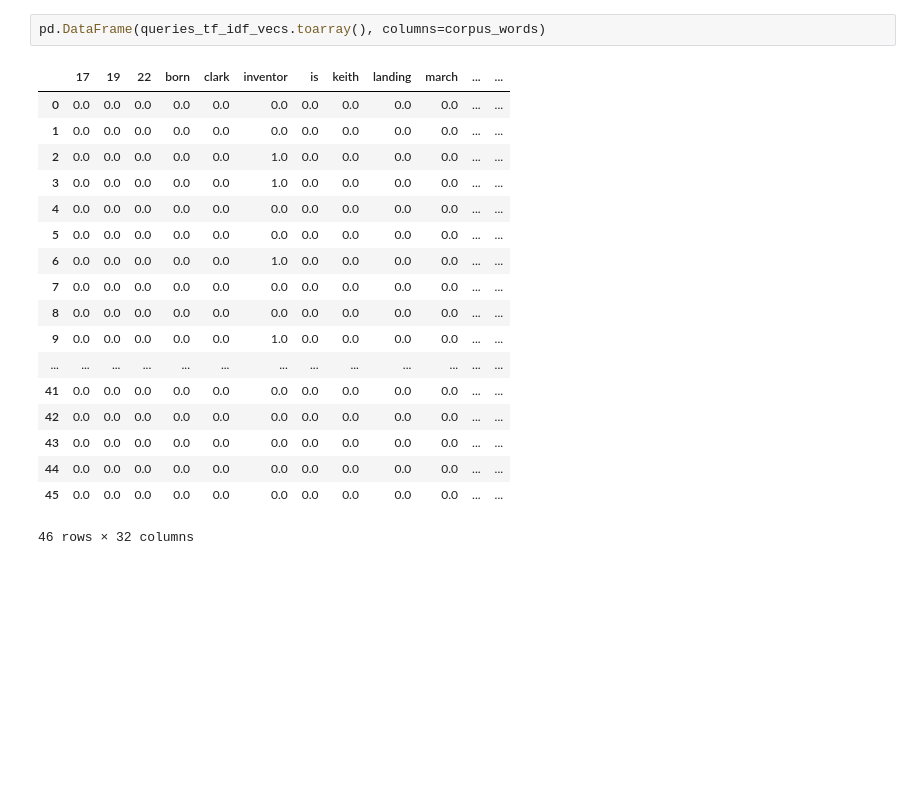
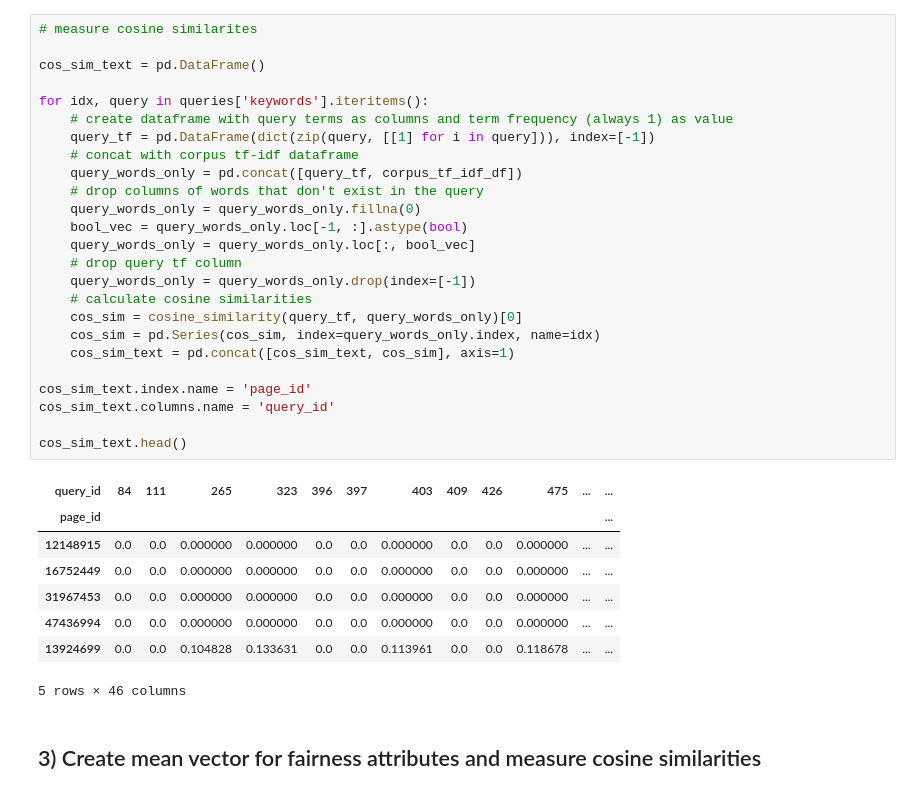
Before and after one commit to AbdoCherry/IRWS-Project-HWS22, a Jupyter notebook: VSM.ipynb, the cells around one changed output. Saved outputs shown, nothing was run; the diff lists cells and outputs as text; blank space fills up the shorter version.

```diff
--- a/VSM.ipynb
+++ b/VSM.ipynb
@@ -78,21 +72,36 @@ queries['keywords'][0]
-# %%
-pd.DataFrame(queries_tf_idf_vecs.toarray(), columns=corpus_words)
-# %% [output]
-|  | 17 | 19 | 22 | born | clark | inventor | is | keith | landing | march | ... | ... |
-| 0 | 0.0 | 0.0 | 0.0 | 0.0 | 0.0 | 0.0 | 0.0 | 0.0 | 0.0 | 0.0 | ... | ... |
-| 1 | 0.0 | 0.0 | 0.0 | 0.0 | 0.0 | 0.0 | 0.0 | 0.0 | 0.0 | 0.0 | ... | ... |
-| 2 | 0.0 | 0.0 | 0.0 | 0.0 | 0.0 | 1.0 | 0.0 | 0.0 | 0.0 | 0.0 | ... | ... |
-| 3 | 0.0 | 0.0 | 0.0 | 0.0 | 0.0 | 1.0 | 0.0 | 0.0 | 0.0 | 0.0 | ... | ... |
-| 4 | 0.0 | 0.0 | 0.0 | 0.0 | 0.0 | 0.0 | 0.0 | 0.0 | 0.0 | 0.0 | ... | ... |
-| 5 | 0.0 | 0.0 | 0.0 | 0.0 | 0.0 | 0.0 | 0.0 | 0.0 | 0.0 | 0.0 | ... | ... |
-| 6 | 0.0 | 0.0 | 0.0 | 0.0 | 0.0 | 1.0 | 0.0 | 0.0 | 0.0 | 0.0 | ... | ... |
-| 7 | 0.0 | 0.0 | 0.0 | 0.0 | 0.0 | 0.0 | 0.0 | 0.0 | 0.0 | 0.0 | ... | ... |
-| 8 | 0.0 | 0.0 | 0.0 | 0.0 | 0.0 | 0.0 | 0.0 | 0.0 | 0.0 | 0.0 | ... | ... |
-| 9 | 0.0 | 0.0 | 0.0 | 0.0 | 0.0 | 1.0 | 0.0 | 0.0 | 0.0 | 0.0 | ... | ... |
-| ... | ... | ... | ... | ... | ... | ... | ... | ... | ... | ... | ... | ... |
-| 41 | 0.0 | 0.0 | 0.0 | 0.0 | 0.0 | 0.0 | 0.0 | 0.0 | 0.0 | 0.0 | ... | ... |
-| 42 | 0.0 | 0.0 | 0.0 | 0.0 | 0.0 | 0.0 | 0.0 | 0.0 | 0.0 | 0.0 | ... | ... |
-| 43 | 0.0 | 0.0 | 0.0 | 0.0 | 0.0 | 0.0 | 0.0 | 0.0 | 0.0 | 0.0 | ... | ... |
-| 44 | 0.0 | 0.0 | 0.0 | 0.0 | 0.0 | 0.0 | 0.0 | 0.0 | 0.0 | 0.0 | ... | ... |
-| 45 | 0.0 | 0.0 | 0.0 | 0.0 | 0.0 | 0.0 | 0.0 | 0.0 | 0.0 | 0.0 | ... | ... |
-46 rows × 32 columns
+# %%
+# measure cosine similarites
+
+cos_sim_text = pd.DataFrame()
+
+for idx, query in queries['keywords'].iteritems():
+    # create dataframe with query terms as columns and term frequency (always 1) as value
+    query_tf = pd.DataFrame(dict(zip(query, [[1] for i in query])), index=[-1])
+    # concat with corpus tf-idf dataframe
+    query_words_only = pd.concat([query_tf, corpus_tf_idf_df])
+    # drop columns of words that don't exist in the query
+    query_words_only = query_words_only.fillna(0)
+    bool_vec = query_words_only.loc[-1, :].astype(bool)
+    query_words_only = query_words_only.loc[:, bool_vec]
+    # drop query tf column
+    query_words_only = query_words_only.drop(index=[-1])
+    # calculate cosine similarities
+    cos_sim = cosine_similarity(query_tf, query_words_only)[0]
+    cos_sim = pd.Series(cos_sim, index=query_words_only.index, name=idx)
+    cos_sim_text = pd.concat([cos_sim_text, cos_sim], axis=1)
+
+cos_sim_text.index.name = 'page_id'
+cos_sim_text.columns.name = 'query_id'
+
+cos_sim_text.head()
+# %% [output]
+| query_id | 84 | 111 | 265 | 323 | 396 | 397 | 403 | 409 | 426 | 475 | ... | ... |
+| page_id |  |  |  |  |  |  |  |  |  |  |  | ... |
+| 12148915 | 0.0 | 0.0 | 0.000000 | 0.000000 | 0.0 | 0.0 | 0.000000 | 0.0 | 0.0 | 0.000000 | ... | ... |
+| 16752449 | 0.0 | 0.0 | 0.000000 | 0.000000 | 0.0 | 0.0 | 0.000000 | 0.0 | 0.0 | 0.000000 | ... | ... |
+| 31967453 | 0.0 | 0.0 | 0.000000 | 0.000000 | 0.0 | 0.0 | 0.000000 | 0.0 | 0.0 | 0.000000 | ... | ... |
+| 47436994 | 0.0 | 0.0 | 0.000000 | 0.000000 | 0.0 | 0.0 | 0.000000 | 0.0 | 0.0 | 0.000000 | ... | ... |
+| 13924699 | 0.0 | 0.0 | 0.104828 | 0.133631 | 0.0 | 0.0 | 0.113961 | 0.0 | 0.0 | 0.118678 | ... | ... |
+5 rows × 46 columns
+# %% [markdown]
+## 3) Create mean vector for fairness attributes and measure cosine similarities
```
Also changed, not shown: parts of 22 cells of this notebook.
